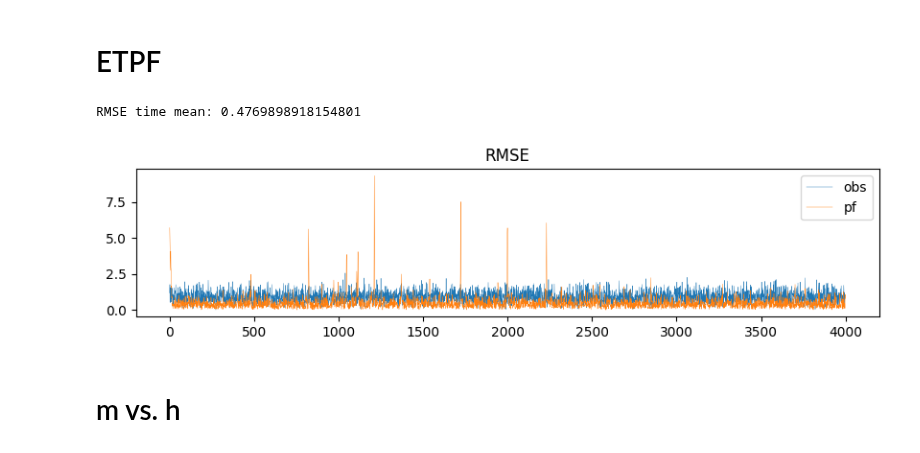
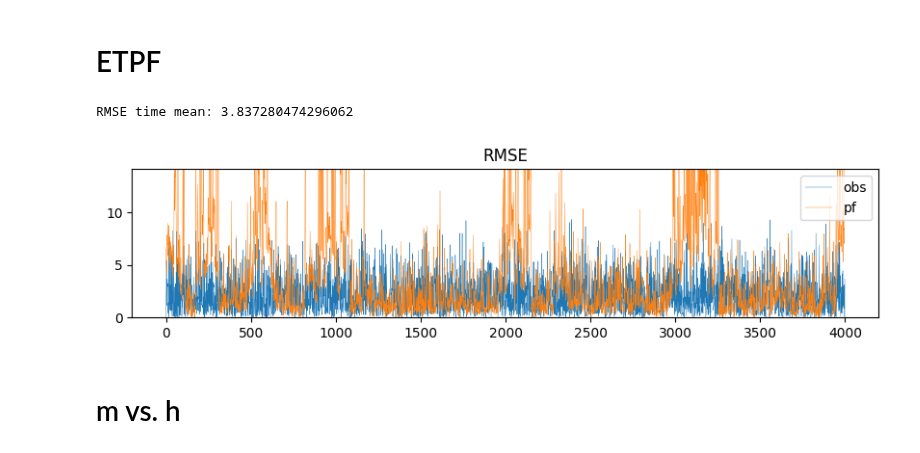
Before and after one commit to KotaTakeda/da_py, a Jupyter notebook: examples/l63_etpf.ipynb, the cells around one changed output. Drawn from its saved outputs; the diff is of its cells as text; code cells hidden in the pictures.

```diff
--- a/examples/l63_etpf.ipynb
+++ b/examples/l63_etpf.ipynb
@@ -41,15 +41,15 @@ def M(x, Dt):
 I = np.eye(3)
 
 # 観測
-H = I
-# H = np.eye(1,3)
+# H = I
+H = np.eye(1,3)
 # H = np.eye(2,3)
 
 # モデル誤差共分散, 最初は完全モデルを仮定
 Q = np.zeros((3, 3))
 
 # 観測誤差共分散, 後で定数倍の変化をさせる.
-r0 = 1
+r0 = 8
 R = r0*I
 
 # 観測値と真値
@@ -73,9 +73,9 @@ P_0 = 64*I
 
 # params
 h = 0.4  # additive inflation
-m = 20
+m = 80
 # %%
-end = len(y)
+end = 100
 etpf = ETPF(M, H, R, x_0, P_0, m=m, seed=seed, N_thr=.9, add_inflation=h)
 for y_obs in tqdm(y[:end]):
     etpf.forecast(Dt)
@@ -98,16 +98,16 @@ x_assim = etpf.x
 # %%
 # plot rmse
 fig, ax = plt.subplots(figsize=(10, 2))
 plot_loss(x_true[:end]@H.T, y[:end], loss_rms, ax=ax, label='obs', lw=0.3)
 plot_loss(x_true[:end], x_assim[:end], loss_rms, ax=ax, label='pf', lw=0.3)
 # plt.plot(np.sqrt(pf.trP), lw=0.3, label='trP')
 ax.legend()
-# ax.set_ylim([0,2])
+ax.set_ylim([0, np.sqrt(r0)*5])
 ax.set_title("RMSE")
 print("RMSE time mean:", loss_rms(x_true, x_assim)[200:].mean())
 # %% [output]
-RMSE time mean: 0.4769898918154801
+RMSE time mean: 3.837280474296062
-[figure, old version]
+[figure, new version]
 # %% [markdown]
 # m vs. h
 # %%
```
Also changed, not shown: parts of 3 cells of this notebook, 2 other files.
